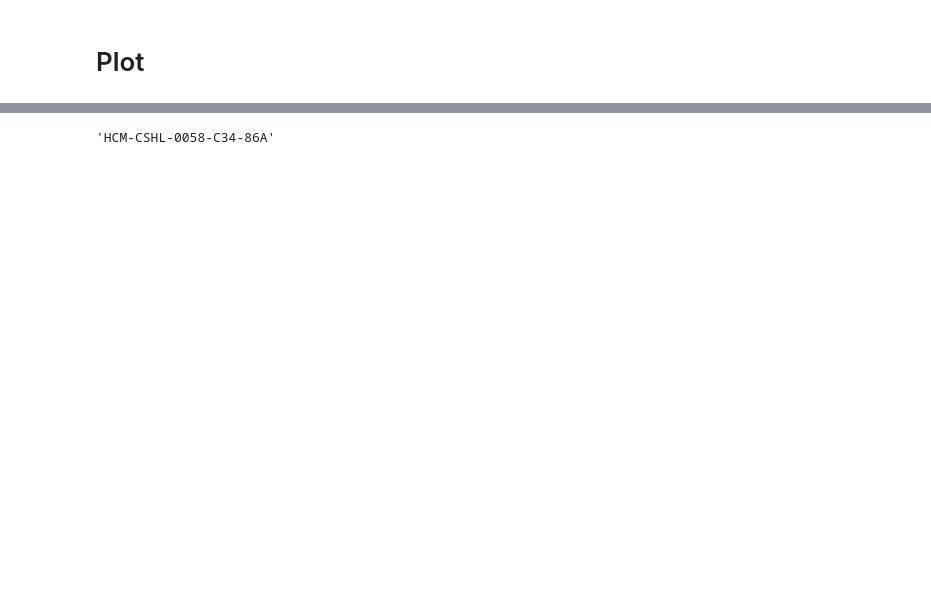
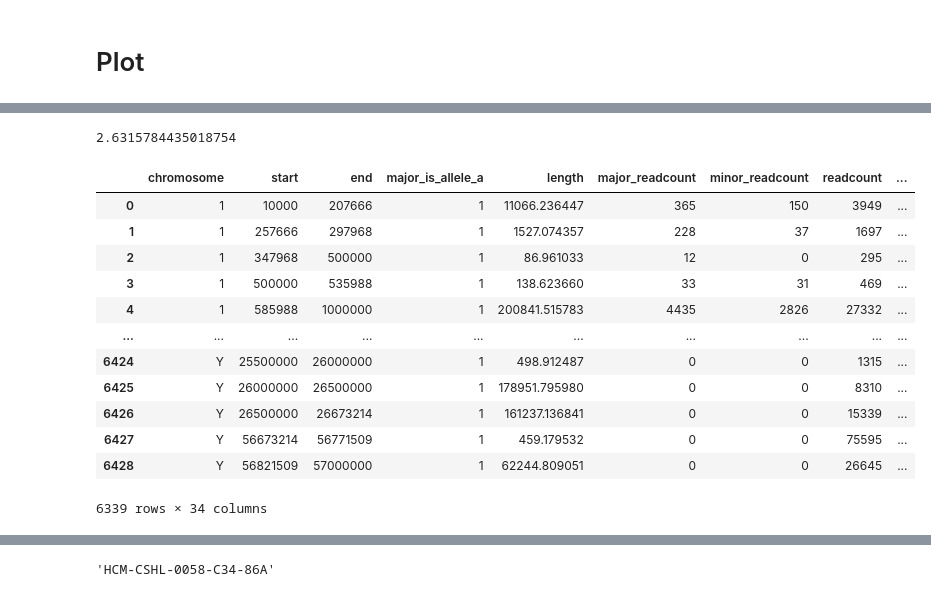
Before and after one commit to shahcompbio/remixt-postprocess-qc, a Jupyter notebook: notebook/remixtpp-plot.ipynb, the cells around one changed output, grey strips where cells are left out. Cells and saved outputs as stored; diff of their text form; code cells hidden in the pictures; blank space fills up the shorter version.

```diff
--- a/notebook/remixtpp-plot.ipynb
+++ b/notebook/remixtpp-plot.ipynb
@@ -73,3 +116,23 @@ def add_legend(fig, label_colors, marker='_'):
+# %%
+ploidy
+# %% [output]
+2.6315784435018754
+# %%
+data['major_
+# %% [output]
+|  | chromosome | start | end | major_is_allele_a | length | major_readcount | minor_readcount | readcount | ... |
+| 0 | 1 | 10000 | 207666 | 1 | 11066.236447 | 365 | 150 | 3949 | ... |
+| 1 | 1 | 257666 | 297968 | 1 | 1527.074357 | 228 | 37 | 1697 | ... |
+| 2 | 1 | 347968 | 500000 | 1 | 86.961033 | 12 | 0 | 295 | ... |
+| 3 | 1 | 500000 | 535988 | 1 | 138.623660 | 33 | 31 | 469 | ... |
+| 4 | 1 | 585988 | 1000000 | 1 | 200841.515783 | 4435 | 2826 | 27332 | ... |
+| ... | ... | ... | ... | ... | ... | ... | ... | ... | ... |
+| 6424 | Y | 25500000 | 26000000 | 1 | 498.912487 | 0 | 0 | 1315 | ... |
+| 6425 | Y | 26000000 | 26500000 | 1 | 178951.795980 | 0 | 0 | 8310 | ... |
+| 6426 | Y | 26500000 | 26673214 | 1 | 161237.136841 | 0 | 0 | 15339 | ... |
+| 6427 | Y | 56673214 | 56771509 | 1 | 459.179532 | 0 | 0 | 75595 | ... |
+| 6428 | Y | 56821509 | 57000000 | 1 | 62244.809051 | 0 | 0 | 26645 | ... |
+6339 rows × 34 columns
 # %%
 
 fig = plt.figure(figsize=(8,8))
```
Also changed, not shown: parts of 34 cells of this notebook, 2 other files.
